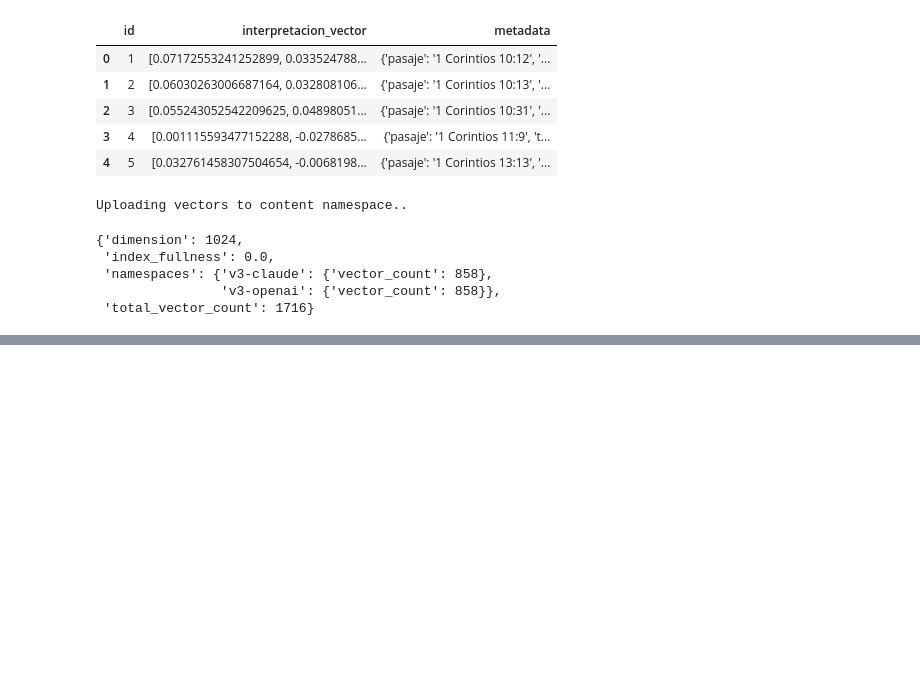
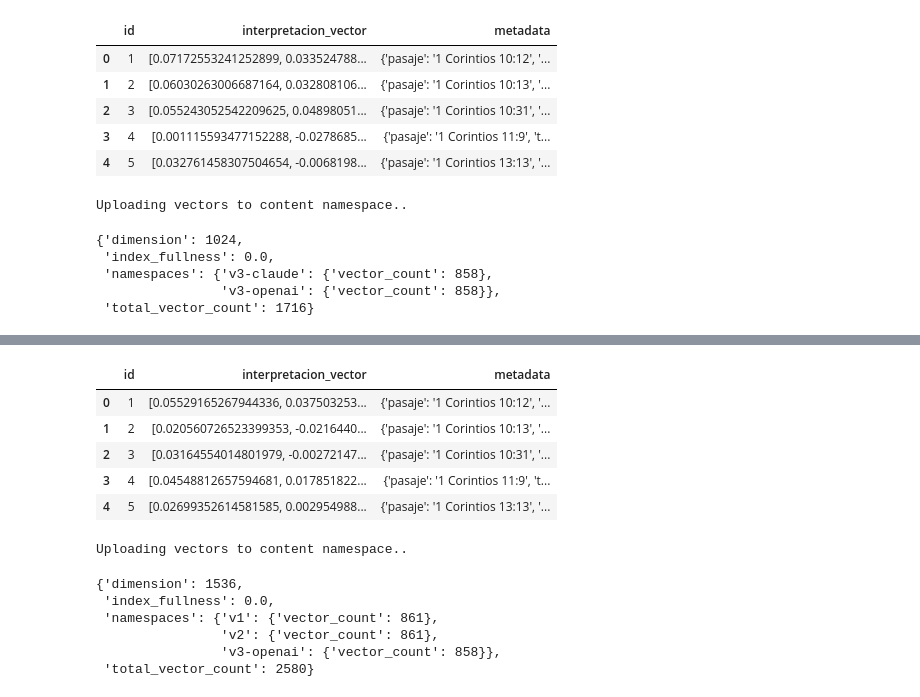
Before and after one commit to orare-tfm/orare-model, a Jupyter notebook: bible/vector_db/pinecone.ipynb, the cells around one changed output, grey strips where cells are left out. Drawn from its saved outputs; the diff is of its cells as text; code cells hidden in the pictures; blank space fills up the shorter version.

Commit message:
Reorganizing Vector DB Indexes by Embedding model - bible-verse-openai-small: text-embedding-3-small - bible-verse-openai-large: text-embedding-3-large - bible-verse-voyage: voyage-multilingual-2

```diff
--- a/bible/vector_db/pinecone.ipynb
+++ b/bible/vector_db/pinecone.ipynb
@@ -530,0 +550,9 @@ index.describe_index_stats()
+# %%
+# Reading the bible interpreted with embeddings
+bible_data = pd.read_csv('bible/data/cat_bible_int_openai_emb_small.txt', sep='|', encoding='utf-8')
+
+# Tranforming vector string into list
+bible_data['interpretacion_vector'] = bible_data['interpretacion_vector'].apply(ast.literal_eval)
+
+# Showing the bible_data object
+bible_data.info(show_counts=True)
@@ -530,0 +573,43 @@ index.describe_index_stats()
+# %%
+# Formatting the Bible dataframe
+
+# Craeting column "metadata"
+bible_data['metadata'] = bible_data.apply(lambda row: {
+    'pasaje': row['pasaje'],
+    'texto': row['texto'],
+    'interpretacion': row['interpretacion'],
+    'temas': row['area_vida']
+}, axis=1)
+
+# Dropping the columns inserted in metadata
+bible_data = bible_data.drop(columns=['pasaje','texto','interpretacion','area_vida'])
+
+# Reordering columns
+columns = ['id','interpretacion_vector','metadata']
+bible_data = bible_data[columns]
+bible_data.head()
+# %% [output]
+|  | id | interpretacion_vector | metadata |
+| 0 | 1 | [0.05529165267944336, 0.037503253... | {'pasaje': '1 Corintios 10:12', '... |
+| 1 | 2 | [0.020560726523399353, -0.0216440... | {'pasaje': '1 Corintios 10:13', '... |
+| 2 | 3 | [0.03164554014801979, -0.00272147... | {'pasaje': '1 Corintios 10:31', '... |
+| 3 | 4 | [0.04548812657594681, 0.017851822... | {'pasaje': '1 Corintios 11:9', 't... |
+| 4 | 5 | [0.02699352614581585, 0.002954988... | {'pasaje': '1 Corintios 13:13', '... |
+# %%
+# Upsert content vectors in content namespace - this can take a few minutes
+print("Uploading vectors to content namespace..")
+for batch_df in df_batcher(bible_data):
+    vectors = list(zip(batch_df.id.astype(str), batch_df.interpretacion_vector, batch_df.metadata))
+    index.upsert(vectors=vectors, namespace='v3-openai')
+# %% [output]
+Uploading vectors to content namespace..
+# %%
+# Check index size of the namespace to confirm all of our docs have been loaded
+index.describe_index_stats()
+# %% [output]
+{'dimension': 1536,
+ 'index_fullness': 0.0,
+ 'namespaces': {'v1': {'vector_count': 861},
+                'v2': {'vector_count': 861},
+                'v3-openai': {'vector_count': 858}},
+ 'total_vector_count': 2580}
```
Also changed, not shown: parts of 8 cells of this notebook.
